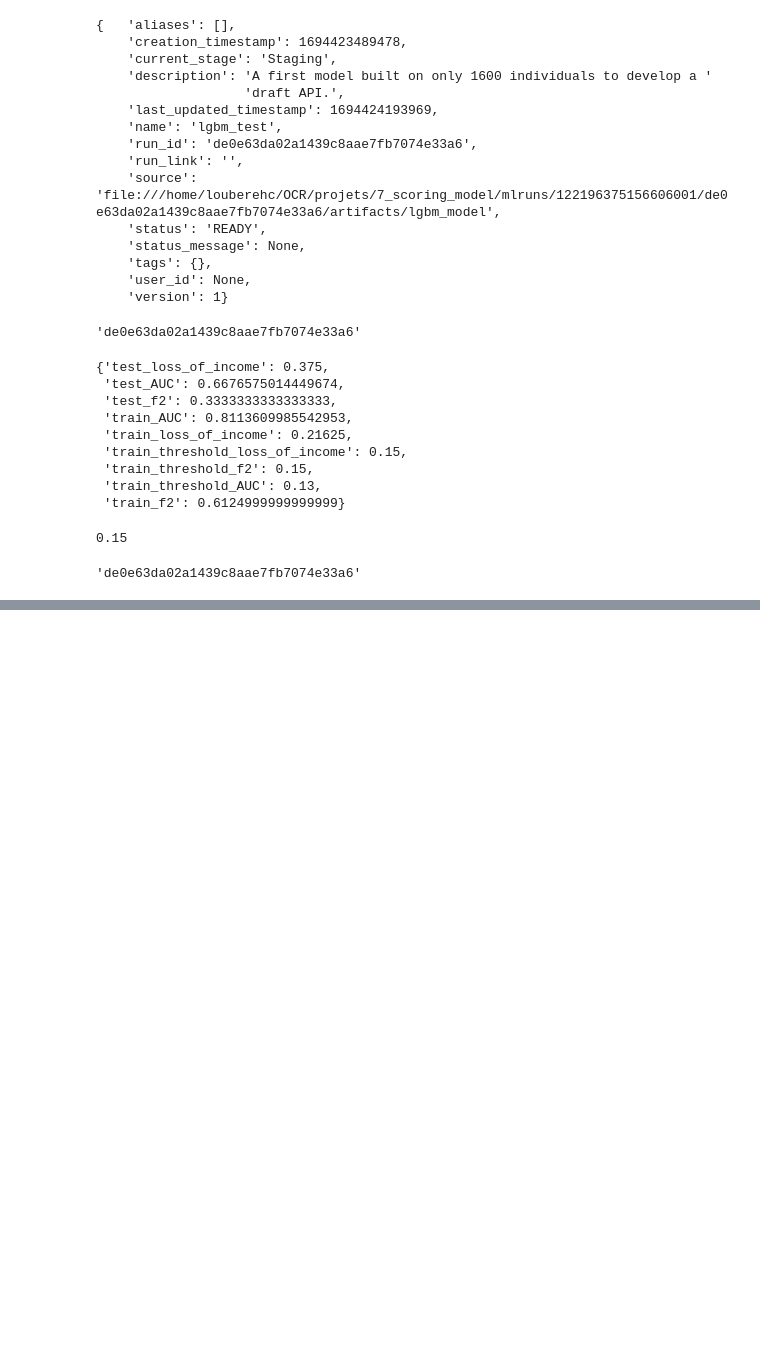
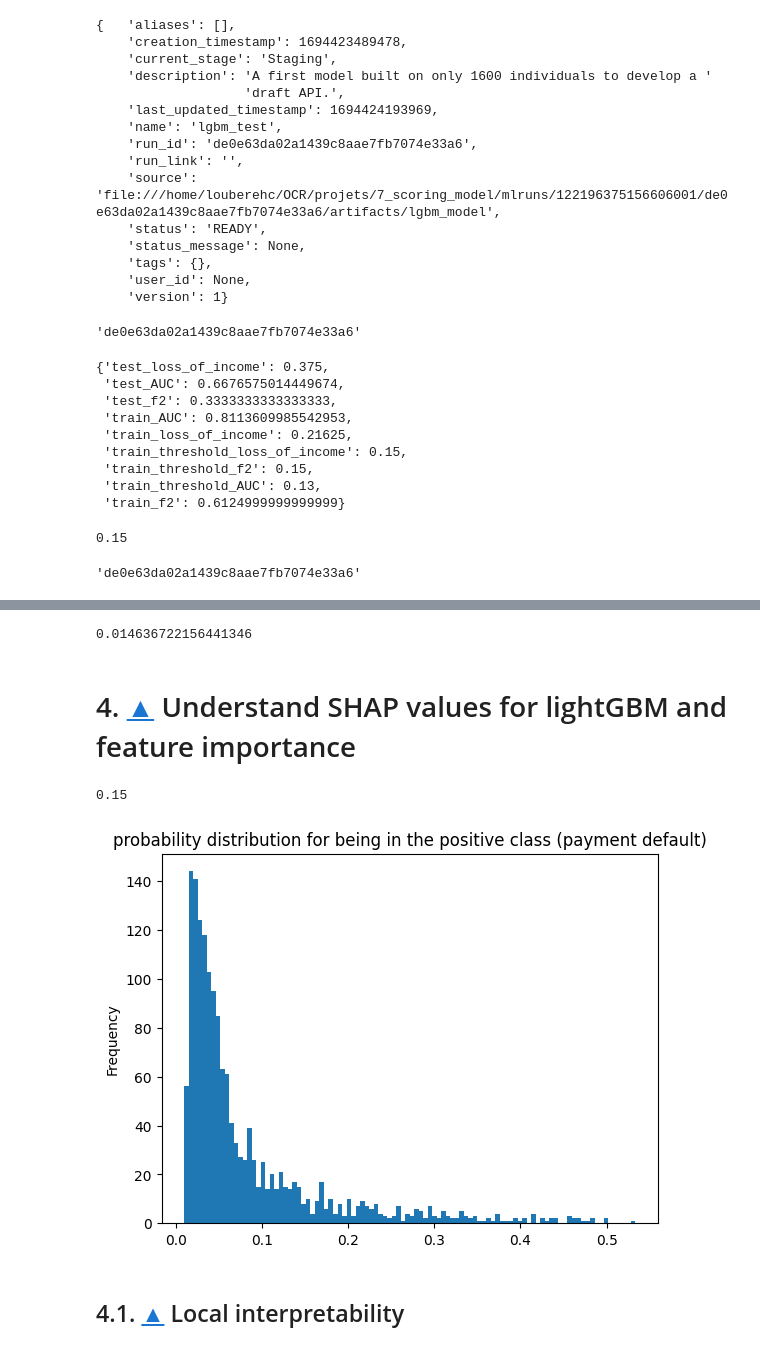
Before and after one commit to JulienfLeBoucher/OC_MLOps_credit_scoring, a Jupyter notebook: api/api_dev.ipynb, the cells around one changed output, grey strips where cells are left out. Drawn from its saved outputs; the diff is of its cells as text; code cells hidden in the pictures; blank space fills up the shorter version.

Commit message:
Find how to acces model metrics, and explored lightgbm model with shap.

```diff
--- a/api/api_dev.ipynb
+++ b/api/api_dev.ipynb
@@ -141,0 +289,58 @@ get_model_run_id_from_name_stage_version('lgbm_test', 'Staging', 1)
+# %%
+def get_customer_proba(features, customer_id):
+    return model.predict_proba(format_customer_data(features, customer_id))[0][1]
+
+get_customer_proba(features, customer_id)
+# %% [output]
+0.014636722156441346
+# %% [markdown]
+# 4.  [&#9650;](#toc0_) <a id='toc4_'></a> Understand SHAP values for lightGBM and feature importance
+# %%
+
+########################################################################
+# Variables
+########################################################################
+DEBUG = True
+# Path to find model information
+MLFLOW_TRACKING_URI = "/home/louberehc/OCR/projets/7_scoring_model/mlruns"
+# Choose the model in the MLflow registry
+model_name = "lgbm_test_2"
+stage = "Staging"
+version = 2
+# Choose the data to consider and load in the app
+APP_DATA_PATH = "/home/louberehc/OCR/projets/7_scoring_model/pickle_files/reduced_data.pkl"
+########################################################################
+# Set the Mlflow tracking URI
+api_utils.set_mlflow_tracking_URI(MLFLOW_TRACKING_URI)
+
+# Instantiate the flask object
+app = Flask(__name__)
+
+
+# Load the model
+model_run_id = (
+    api_utils
+    .get_model_run_id_from_name_stage_version(model_name, stage, version)
+)
+model_uri = api_utils.make_model_uri(model_run_id)
+model = api_utils.load_model(model_uri)
+
+# Get model threshold
+model_threshold = api_utils.get_model_threshold(model_run_id)
+
+# Load data
+features, target = api_utils.load_data(APP_DATA_PATH)
+valid_customer_ids = features.index
+# %%
+model_threshold
+# %% [output]
+0.15
+# %%
+y_pred = model.predict_proba(features)[:, 1]
+# %%
+pd.Series(y_pred).plot(kind='hist', bins=100, title='probability distribution for being in the positive class (payment default)')
+plt.show()
+# %% [output]
+[figure, added]
+# %% [markdown]
+## 4.1.  [&#9650;](#toc0_) <a id='toc4_1_'></a>Local interpretability
```
Also changed, not shown: parts of 53 cells of this notebook.
